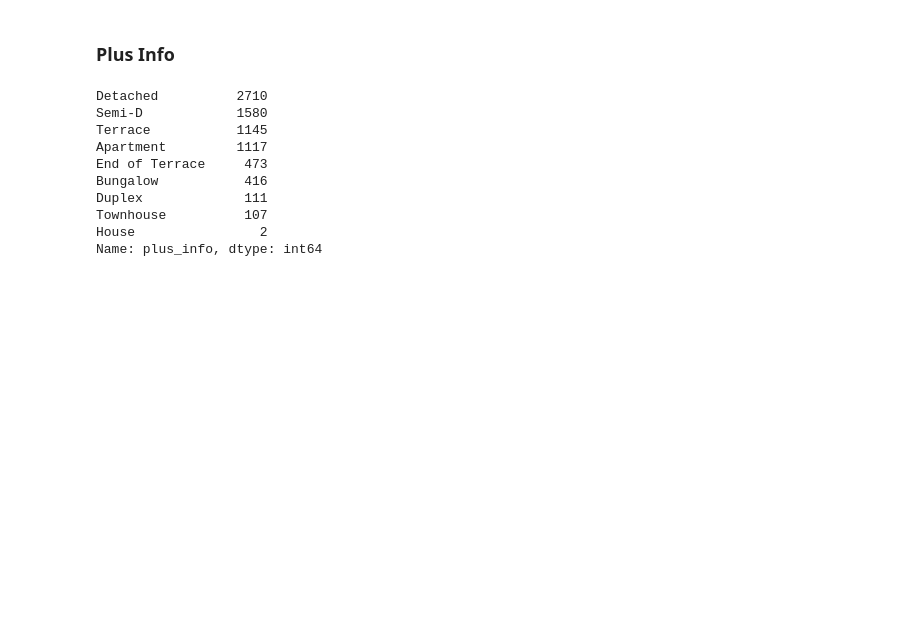
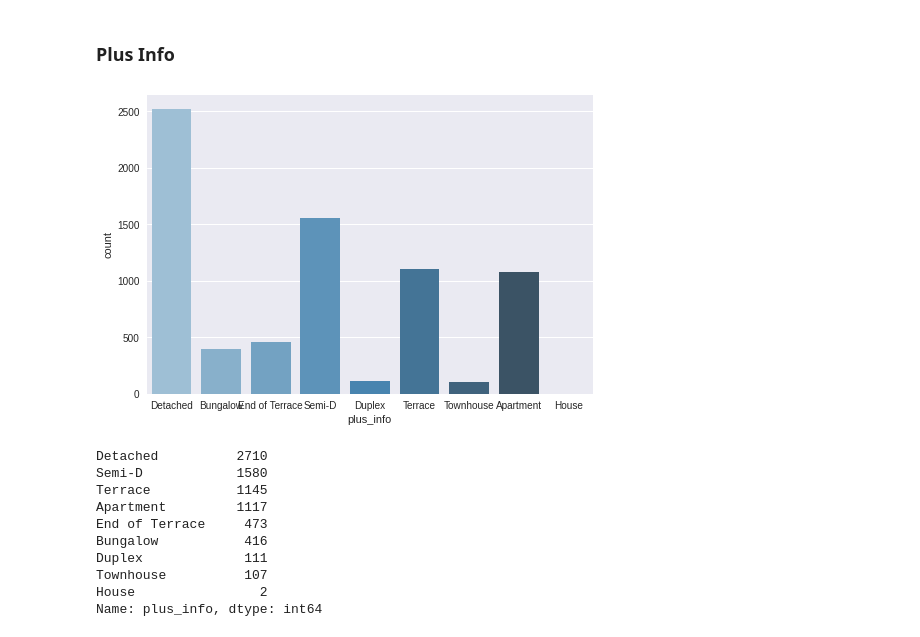
Before and after one commit to javiicc/Identifying_Potential_Investment_Opportunities_In_The_Irish_Real_Estate_Market_Using_MachineLearning, a Jupyter notebook: Data_Analysis.ipynb, the cells around one changed output. Cells and saved outputs as stored; diff of their text form; code cells hidden in the pictures; blank space fills up the shorter version.

```diff
--- a/Data_Analysis.ipynb
+++ b/Data_Analysis.ipynb
@@ -786,6 +794,10 @@ A1          6
 Name: ber, dtype: int64
 # %% [markdown]
 ### Plus Info
+# %%
+sns.countplot(data=sale_out, x='plus_info', palette="Blues_d");
+# %% [output]
+[figure, added]
 # %%
 sale.plus_info.value_counts()
 # %% [output]
```
Also changed, not shown: parts of 14 cells of this notebook, 1 other file.
